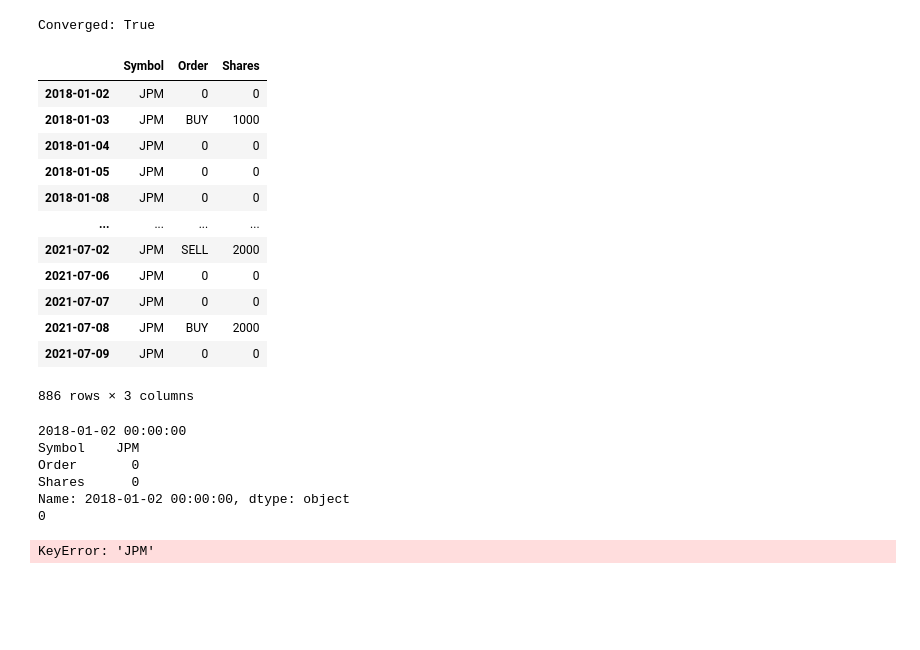
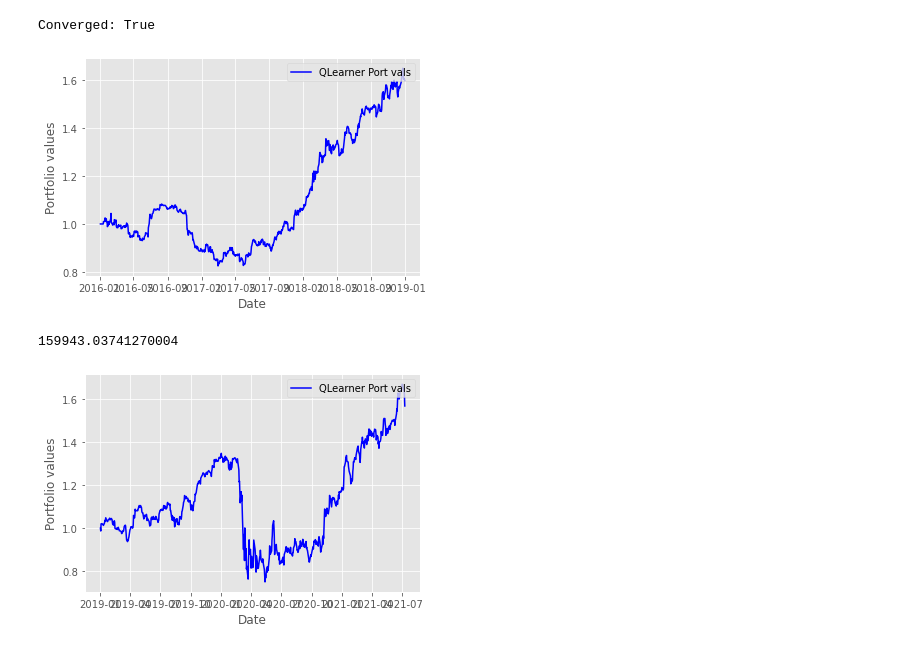
Before and after one commit to albeadams/ml4t, a Jupyter notebook: Stage.ipynb, the cells around one changed output. Saved outputs shown, nothing was run; the diff lists cells and outputs as text; code cells hidden in the pictures; blank space fills up the shorter version.

```diff
--- a/Stage.ipynb
+++ b/Stage.ipynb
@@ -429,26 +473,35 @@ class StateLearner:
 
         return trades
 # %%
-impact = 0.005
-
-##### IN SAMPLE #######
-
 symbol = 'JPM'
-sd = dt.datetime(2018,1,1)
-ed=dt.datetime(2021,12,31)
-indicators = ['SMA','OBV', 'MFI']#, 'BBANDS']#, 'MFI', 'SAR', 'T3', 'MOM', 'MIDPRICE', 'WMA']
+sd = dt.datetime(2016,1,1)
+ed=dt.datetime(2018,12,31)
+indicators = ['SMA','OBV', 'MFI', 'BBANDS', 'SAR', 'T3', 'MOM', 'MIDPRICE', 'WMA']
+indicators = ['SAR', 'T3', 'MIDPRICE', 'WMA']
 sv = 100000
 num_bins = 10
 verbose = False
 impact = 0.005
 
-seed = 42
+seed = 4
 np.random.seed(seed)
 random.seed(seed)
 
 sl = StateLearner(symbol, sd, ed, indicators, sv, num_bins, verbose, impact)
 
-#sl.setup()
 sl.learn()
+
+strat_trades = sl.testPolicy(symbol, sd, ed, indicators, sv, num_bins)
+strat_trades_create = create_orders(strat_trades, symbol)
+
+history = History(DataStore, symbol, [sd, ed], indicators=indicators)
+data = history.indicators
+prices = data.iloc[:, -1].astype(float)
+#indicators = data.iloc[:, :-1].astype(float)
+
+strat_portvals = compute_portvals(strat_trades_create, prices=prices, start_val=sv, commission=0, impact=impact)
+
+graph_strat(strat_portvals)
 # %% [output]
 Converged: True
+[figure, added]
@@ -459,16 +507,0 @@ strat_trades_create = create_orders(strat_trades, symbol) # correct BUY/SELL for
-# %%
-strat_trades_create
-# %% [output]
-|  | Symbol | Order | Shares |
-| 2018-01-02 | JPM | 0 | 0 |
-| 2018-01-03 | JPM | BUY | 1000 |
-| 2018-01-04 | JPM | 0 | 0 |
-| 2018-01-05 | JPM | 0 | 0 |
-| 2018-01-08 | JPM | 0 | 0 |
-| ... | ... | ... | ... |
-| 2021-07-02 | JPM | SELL | 2000 |
-| 2021-07-06 | JPM | 0 | 0 |
-| 2021-07-07 | JPM | 0 | 0 |
-| 2021-07-08 | JPM | BUY | 2000 |
-| 2021-07-09 | JPM | 0 | 0 |
-886 rows × 3 columns
@@ -535,22 +508,22 @@ def compute_portvals(orders_file, prices = None, start_val = 1000000, commission
+# %%
+strat_portvals.iloc[-1][0]
+# %% [output]
+159943.03741270004
 # %%
-symbol = 'JPM'
-sd = dt.datetime(2018,1,1)
+#out of sample
+sd = dt.datetime(2019,1,1)
 ed=dt.datetime(2021,12,31)
-indicators = ['SMA','OBV', 'MFI']
+
+strat_trades = sl.testPolicy(symbol, sd, ed, indicators, sv, num_bins)
+strat_trades_create = create_orders(strat_trades, symbol) # correct BUY/SELL format
 
 history = History(DataStore, symbol, [sd, ed], indicators=indicators)
 data = history.indicators
 prices = data.iloc[:, -1].astype(float)
-indicators = data.iloc[:, :-1].astype(float)
+#indicators = data.iloc[:, :-1].astype(float)
 
 strat_portvals = compute_portvals(strat_trades_create, prices=prices, start_val=sv, commission=0, impact=impact)
 
-#graph_ms(ms_portvals, strat_portvals)
+graph_strat(strat_portvals)
 # %% [output]
-2018-01-02 00:00:00
-Symbol    JPM
-Order       0
-Shares      0
-Name: 2018-01-02 00:00:00, dtype: object
-0
-KeyError: 'JPM'
+[figure, added]
```
Also changed, not shown: parts of 7 cells of this notebook.
